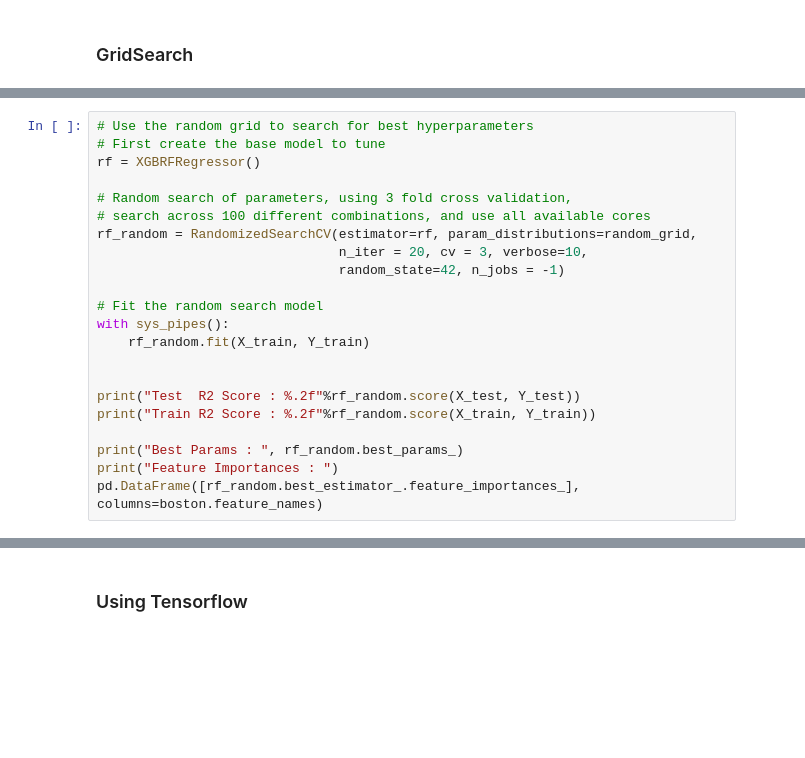
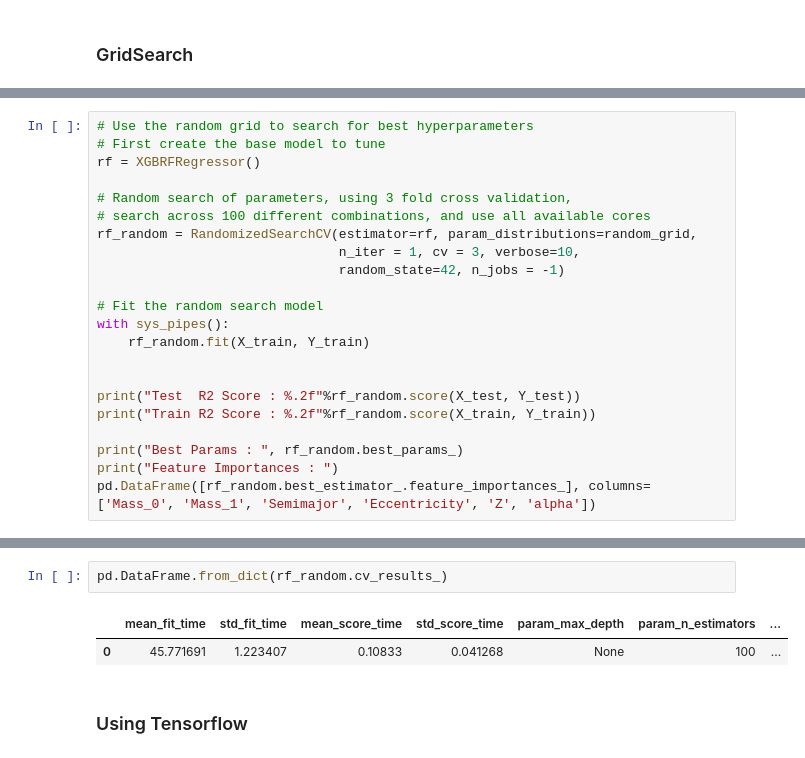
Before and after one commit to Bahadoram/Delay-Time-Dist.-of-Compact-Binary-Objects, a Jupyter notebook: random_forest.ipynb, the cells around one changed output, grey strips where cells are left out. Saved outputs shown, nothing was run; the diff lists cells and outputs as text; blank space fills up the shorter version.

```diff
--- a/random_forest.ipynb
+++ b/random_forest.ipynb
@@ -424,7 +471,7 @@ rf = XGBRFRegressor()
 # Random search of parameters, using 3 fold cross validation,
 # search across 100 different combinations, and use all available cores
 rf_random = RandomizedSearchCV(estimator=rf, param_distributions=random_grid,
-                               n_iter = 20, cv = 3, verbose=10,
+                               n_iter = 1, cv = 3, verbose=10,
                                random_state=42, n_jobs = -1)
 
 # Fit the random search model
@@ -437,4 +484,4 @@ print("Train R2 Score : %.2f"%rf_random.score(X_train, Y_train))
 
 print("Best Params : ", rf_random.best_params_)
 print("Feature Importances : ")
-pd.DataFrame([rf_random.best_estimator_.feature_importances_], columns=boston.feature_names)
+pd.DataFrame([rf_random.best_estimator_.feature_importances_], columns=['Mass_0', 'Mass_1', 'Semimajor', 'Eccentricity', 'Z', 'alpha'])
@@ -441,3 +508,8 @@ pd.DataFrame([rf_random.best_estimator_.feature_importances_], columns=boston.fe
+# %%
+pd.DataFrame.from_dict(rf_random.cv_results_)
+# %% [output]
+|  | mean_fit_time | std_fit_time | mean_score_time | std_score_time | param_max_depth | param_n_estimators | ... |
+| 0 | 45.771691 | 1.223407 | 0.10833 | 0.041268 | None | 100 | ... |
 # %% [markdown]
 ### Using Tensorflow
 # %%
```
Also changed, not shown: parts of 11 cells of this notebook, 1 other file.
